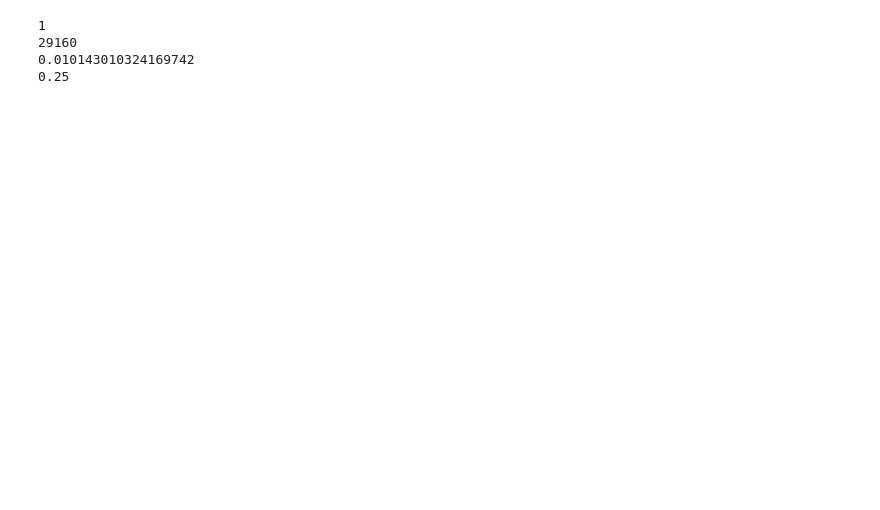
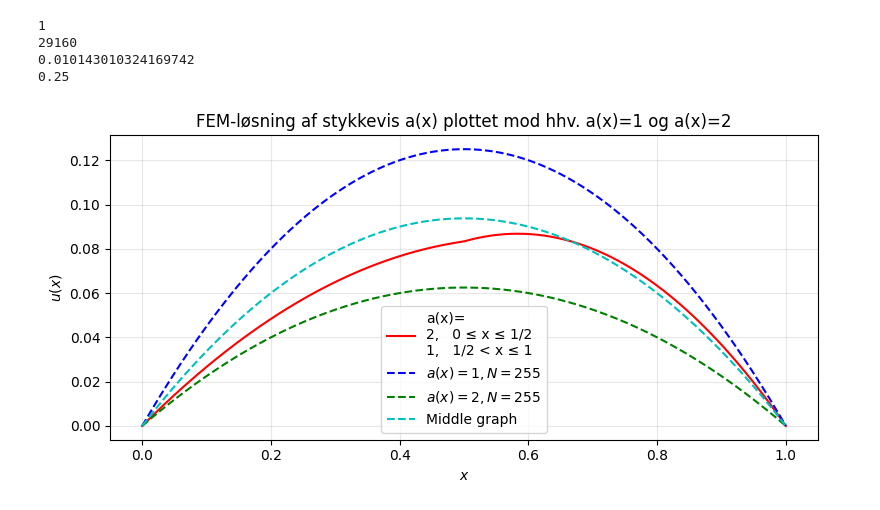
Before and after one commit to vivicodesacademically/Mat1b-projekt, a Jupyter notebook: Mixed_Code_Tasks.ipynb, the cells around one changed output. Drawn from its saved outputs; the diff is of its cells as text; code cells hidden in the pictures; blank space fills up the shorter version.

```diff
--- a/Mixed_Code_Tasks.ipynb
+++ b/Mixed_Code_Tasks.ipynb
@@ -425,3 +442,57 @@ print(2**(-2))
 29160
 0.010143010324169742
 0.25
+# %%
+import numpy as np
+import matplotlib.pyplot as plt
+from FEM_functions import assemble_K_general
+from FEM_functions import assemble_p_general
+from FEM_functions import FEM_y
+
+def a_func(x):
+    if 0 <= x <= 1/2:
+        return 2
+    if 1/2 < x <= 1:
+        return 1
+def p_func(x):
+    return 1
+
+N=255
+nodes = [ a*(1/(N+1)) for a in range(N+2) ]
+
+x_plot=np.linspace(0,1,500)
+
+#stykkevis sammesatte a
+K = assemble_K_general(nodes, a_func)  # saml stivhedsmatrixen
+p_vec = assemble_p_general(nodes, p_func)  # saml lastvektoren
+u_a = np.linalg.solve(K, p_vec)
+
+#a=1
+K = assemble_K_general(nodes, lambda x:1)  # saml stivhedsmatrixen
+p_vec = assemble_p_general(nodes, p_func)  # saml lastvektoren
+u_a1 = np.linalg.solve(K, p_vec)
+
+#a=2
+K = assemble_K_general(nodes, lambda x:2)  # saml stivhedsmatrixen
+p_vec = assemble_p_general(nodes, p_func)  # saml lastvektoren
+u_a2 = np.linalg.solve(K, p_vec)
+
+#plot af de tre løsninger
+plt.figure(figsize=(8, 4))
+plt.xlabel('$x$')
+plt.ylabel('$u(x)$')
+plt.title(f'FEM-løsning af stykkevis a(x) plottet mod hhv. a(x)=1 og a(x)=2')
+
+#label=f'$a(x)=\begin{cases}2, & 0 \le x \le \frac{1}{2} \\ 1, & \frac{1}{2} < x \le 1\end{cases}, N={N}$'
+#label = f"a(x)=2 (0<=x<=0.5), 1 (0.5<x<=1), N={N}"
+label = "a(x)=\n2,   0 ≤ x ≤ 1/2\n1,   1/2 < x ≤ 1"
+plt.plot(x_plot, FEM_y(x_plot, u_a),'r-', label=label)
+plt.plot(x_plot,FEM_y(x_plot,u_a1),'b--', label=f'$a(x)=1, N={N}$')
+plt.plot(x_plot,FEM_y(x_plot,u_a2),'g--', label=f'$a(x)=2, N={N}$')
+plt.plot(x_plot,(FEM_y(x_plot,u_a2)+FEM_y(x_plot,u_a1))/2,'c--', label=f'Middle graph')
+plt.legend()
+plt.grid(True, alpha=0.3)
+plt.tight_layout()
+plt.show()
+# %% [output]
+[figure, added]
```
Also changed, not shown: parts of 6 cells of this notebook, 1 other file.
